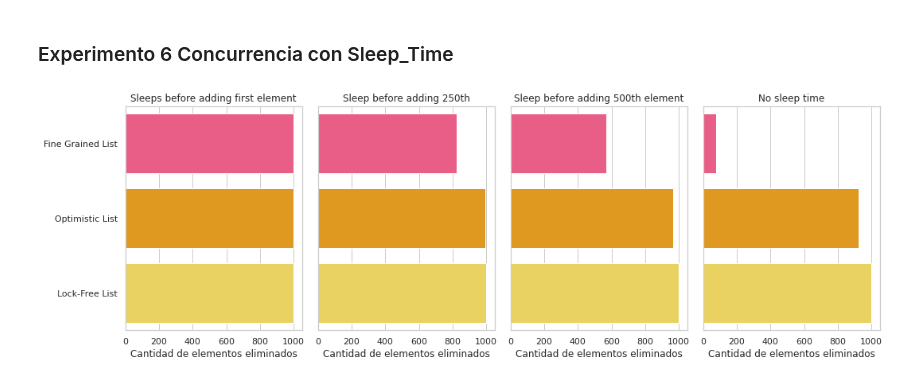
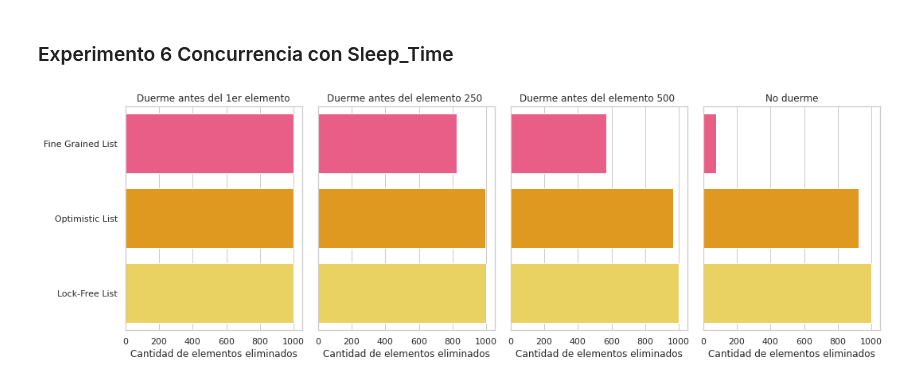
Before and after one commit to paulitapb/TP-Concurrente, a Jupyter notebook: Experimentacion/Analisis.ipynb, the cells around one changed output. Cells and saved outputs as stored; diff of their text form; code cells hidden in the pictures.

```diff
--- a/Experimentacion/Analisis.ipynb
+++ b/Experimentacion/Analisis.ipynb
@@ -88,7 +88,8 @@ sns.barplot(experimento2Threads8, estimator= 'mean', errorbar = 'se', n_boot=100
 
 for i in range(0, 3):
     ax[i].set_ylabel("Execution Time per operation(ms)")
-    ax[i].set_ylim(-0.0015, 0.006)
+    ax[i].set_ylim(0, 0.005)
+
 
 ax[0].set_title(" " + str(2) + " Threads")
 ax[1].set_title(" " + str(4) + " Threads")
@@ -108,6 +109,7 @@ sns.barplot(experimento3Threads8, estimator= 'mean', errorbar = 'se', n_boot=100
 
 for i in range(0, 3):
     ax[i].set_ylabel("Execution Time (ms)")
+    ax[i].set_ylim(0, 13)
 
 ax[0].set_title(" " + str(2) + " Threads")
 ax[1].set_title(" " + str(4) + " Threads")
@@ -126,6 +128,7 @@ sns.barplot(experimento4ThreadsBlock, estimator= 'mean', errorbar = 'se', n_boot
 
 for i in range(0, 2):
     ax[i].set_ylabel("Execution Time (ms)")
+    ax[i].set_ylim(0,  10)
 
 ax[1].set_title("Add Blocks")
 ax[0].set_title("Add Alternated")
@@ -162,21 +165,21 @@ plt.savefig('graficos/Experimento5.pdf', bbox_inches="tight")
 # %%
 fig, ax = plt.subplots(1, 4, figsize= (15, 5), sharey=True)
 plt.tight_layout(w_pad = 0)
 
 sns.barplot(experimento6SleepBefore0, estimator='median',  ax = ax[0], orient='h', errorbar=None)
 sns.barplot(experimento6SleepBefore250, estimator='median' ,ax = ax[1], orient='h', errorbar=None)
 sns.barplot(experimento6SleepBefore500, estimator='median' ,ax = ax[2], orient='h', errorbar=None)
 sns.barplot(experimento5ThreadsAdd1ThreadsRemove1, estimator='median',  ax = ax[3], orient='h', errorbar=None)
 
 
 for i in range(0, 4):
     ax[i].set_xlabel("Cantidad de elementos eliminados")
 
-ax[0].set_title("Sleeps before adding first element")
-ax[1].set_title("Sleep before adding 250th")
-ax[2].set_title("Sleep before adding 500th element")
-ax[3].set_title("No sleep time")
+ax[0].set_title("Duerme antes del 1er elemento")
+ax[1].set_title("Duerme antes del elemento 250 ")
+ax[2].set_title("Duerme antes del elemento 500 ")
+ax[3].set_title("No duerme")
 
 plt.savefig('graficos/Experimento6.pdf', bbox_inches="tight")
 # %% [output]
-[figure, old version]
+[figure, new version]
```
Also changed, not shown: parts of 4 cells of this notebook, 34 other files.
